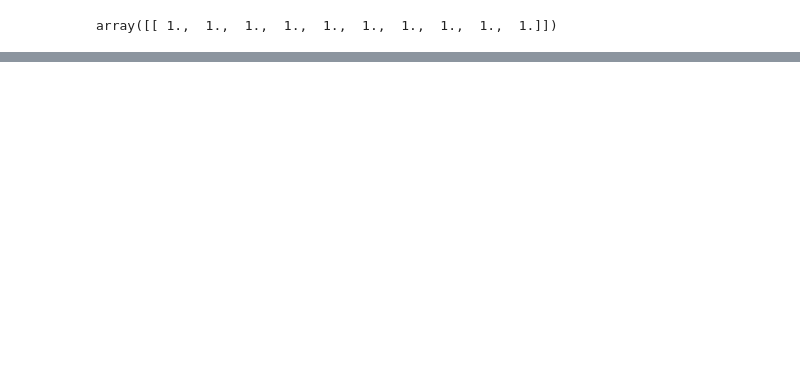
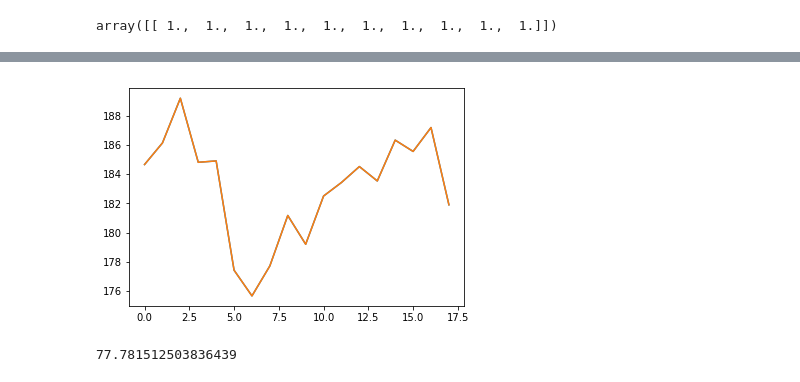
Before and after one commit to ndimubanzisenga/BuildingAcoustics, a Jupyter notebook: src/scripts/test.ipynb, the cells around one changed output, grey strips where cells are left out. Saved outputs shown, nothing was run; the diff lists cells and outputs as text; code cells hidden in the pictures; blank space fills up the shorter version.

```diff
--- a/src/scripts/test.ipynb
+++ b/src/scripts/test.ipynb
@@ -259,0 +429,15 @@ array([], shape=(0L, 10L), dtype=float64)
+# %%
+s = Spectrum()
+frequencies = OctaveBand(fstart=100., fstop=5000., fraction=3)
+signal = np.loadtxt('../../data/impulse_response.log')
+# %%
+_, level = s.third_octaves(signal, 44100, frequencies=frequencies.center)
+# %%
+plt.plot(level)
+plt.show()
+# %% [output]
+[figure, added]
+# %%
+10 * np.log10(1200 / 2e-5)
+# %% [output]
+77.781512503836439
```
Also changed, not shown: parts of 19 cells of this notebook, 1 other file.
